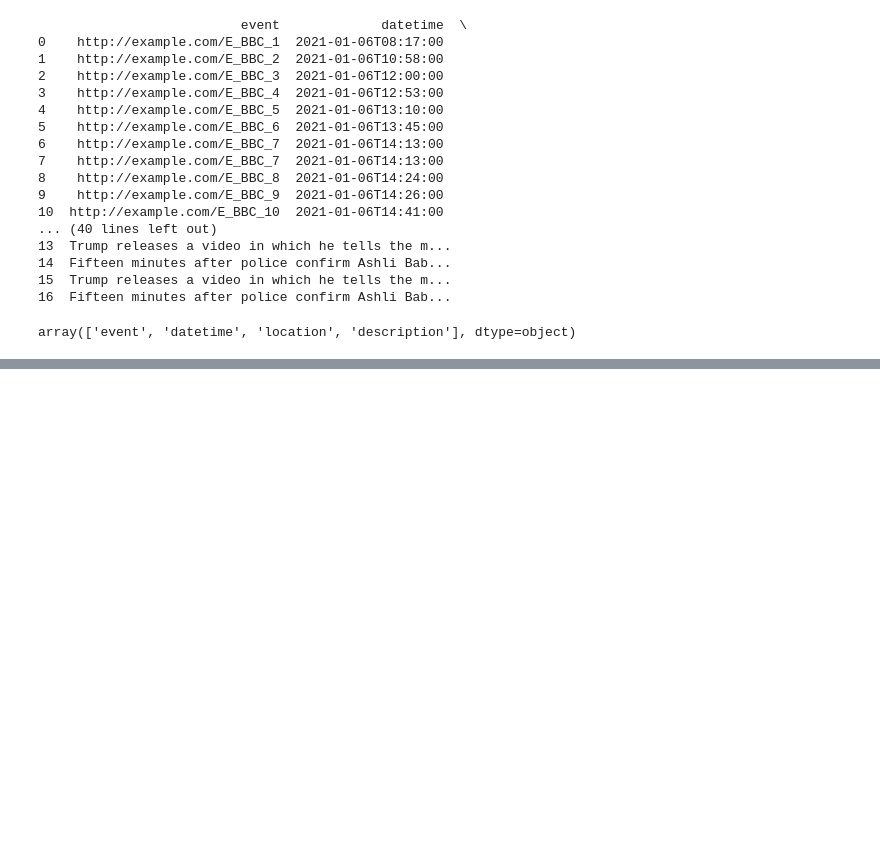
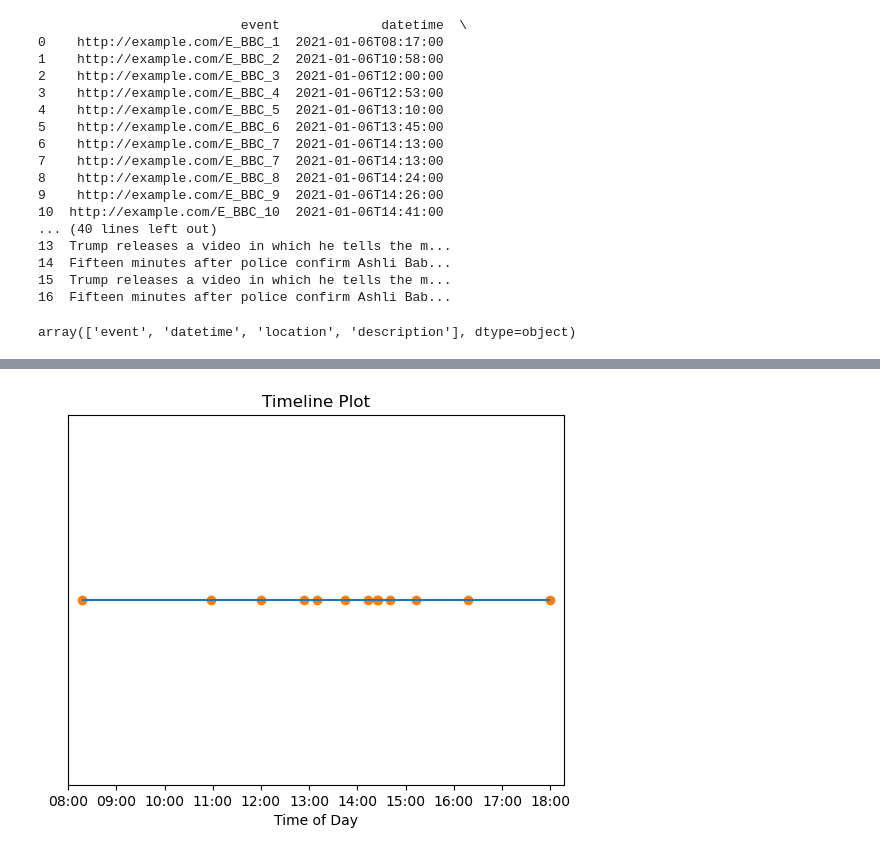
Before and after one commit to ambachtelijk/krweb, a Jupyter notebook: Python files/Time_lines.ipynb, the cells around one changed output, grey strips where cells are left out. Saved outputs shown, nothing was run; the diff lists cells and outputs as text; code cells hidden in the pictures; blank space fills up the shorter version.

Commit message:
time line

```diff
--- a/Python files/Time_lines.ipynb
+++ b/Python files/Time_lines.ipynb
@@ -160,0 +152,36 @@ max_date = min_date + datetime.timedelta(days=1)
+# %%
+import matplotlib.pyplot as plt
+import matplotlib.dates as mdates
+from datetime import datetime, timedelta
+
+events = ['EVENT 1', 'EVENT 2', 'EVENT 3', 'EVENT 4', 'EVENT 5', 'EVENT 6', 'EVENT 7', 'EVENT 8', 'EVENT 9', 'EVENT 10', 'EVENT 11', 'EVENT 12', 'EVENT 13']
+times = ['08:17:00', '10:58:00', '12:00:00', '12:53:00', '13:10:00', '13:45:00', '14:13:00', '14:24:00', '14:26:00', '14:41:00', '15:13:00', '16:17:00', '18:00:00']
+
+# convert time strings to datetime objects
+datetimes = [datetime.strptime(time, '%H:%M:%S') for time in times]
+
+# create figure and axis objects
+fig, ax = plt.subplots()
+
+# plot horizontal line for events
+ax.hlines(0.5, datetimes[0], datetimes[-1], color='C0')
+
+# plot time points as dots on the line
+ax.scatter(datetimes, [0.5] * len(datetimes), color='C1')
+
+# set x-axis format
+ax.xaxis.set_major_formatter(mdates.DateFormatter('%H:%M'))
+ax.set_xlim(datetime.strptime('08:00:00', '%H:%M:%S'), datetime.strptime('18:17:00', '%H:%M:%S'))
+ax.set_xlabel('Time of Day')
+
+# remove y-axis ticks and labels
+ax.set_yticks([])
+ax.set_yticklabels([])
+
+# set plot title
+ax.set_title('Timeline Plot')
+
+# display plot
+plt.show()
+# %% [output]
+[figure, added]
```
Also changed, not shown: parts of 4 cells of this notebook, 1 other file.
